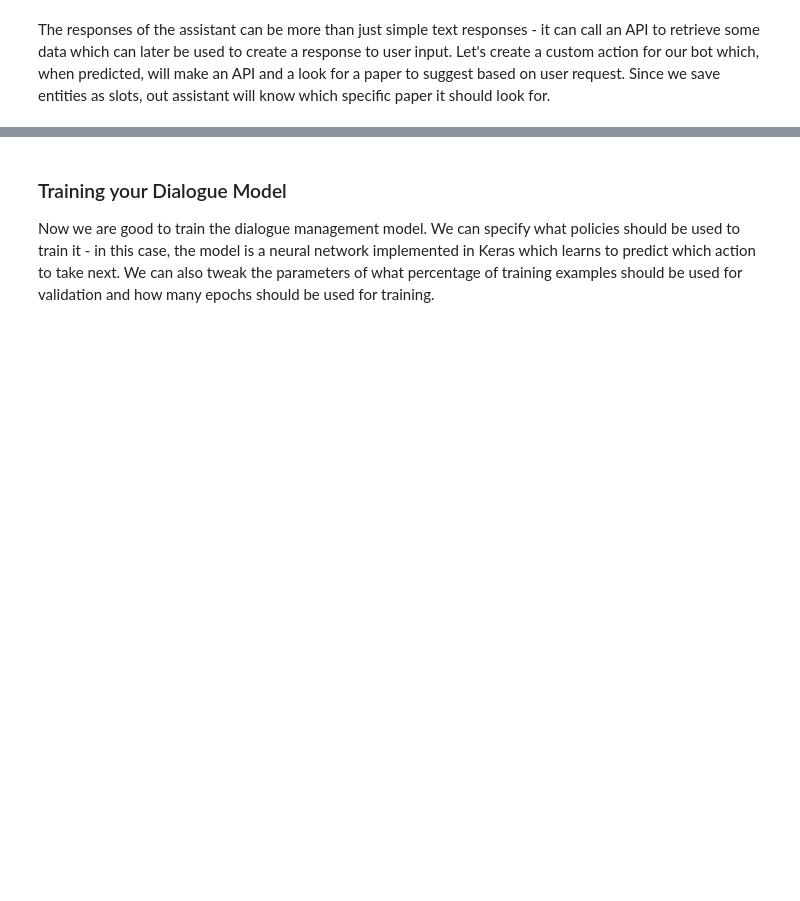
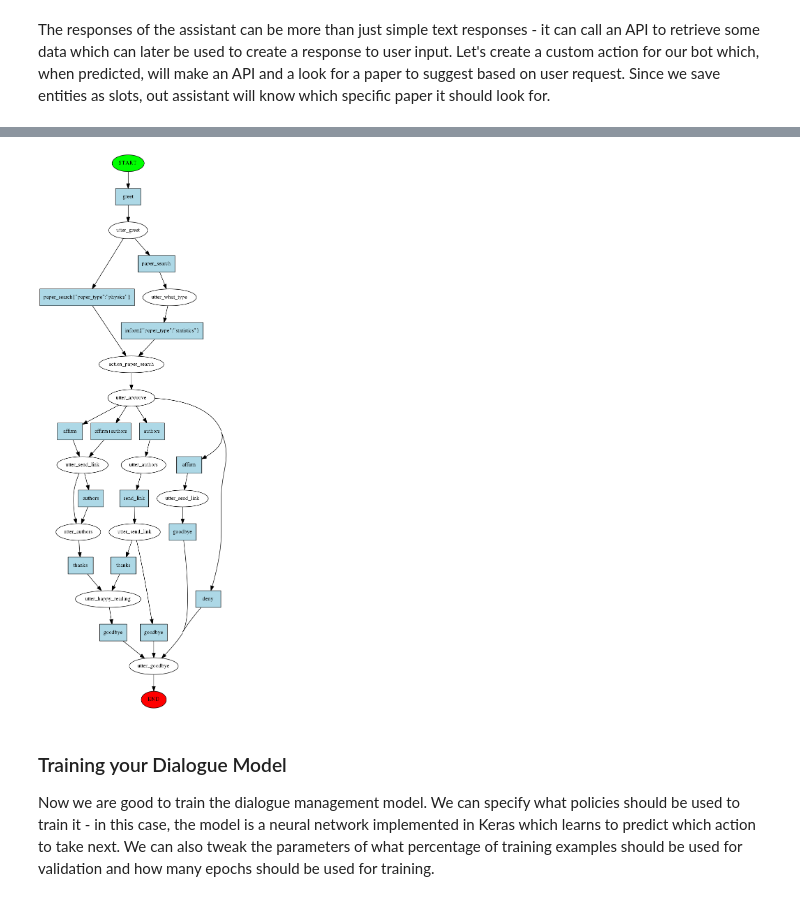
Before and after one commit to RasaHQ/rasa-workshop-pydata-nyc, a Jupyter notebook: rasa-pydatanyc-workshop-starter.ipynb, the cells around one changed output, grey strips where cells are left out. Cells and saved outputs as stored; diff of their text form; code cells hidden in the pictures; blank space fills up the shorter version.

```diff
--- a/rasa-pydatanyc-workshop-starter.ipynb
+++ b/rasa-pydatanyc-workshop-starter.ipynb
@@ -299,3 +392,12 @@ class ApiAction(Action):
+# %%
+from IPython.display import Image
+from rasa_core.agent import Agent
+
+agent = Agent('domain.yml')
+agent.visualize("stories.md", "story_graph.png", max_history=2)
+Image(filename="story_graph.png")
+# %% [output]
+[figure, added]
 # %% [markdown]
 ### Training your Dialogue Model
 
```
Also changed, not shown: parts of 15 cells of this notebook, 22 other files.
